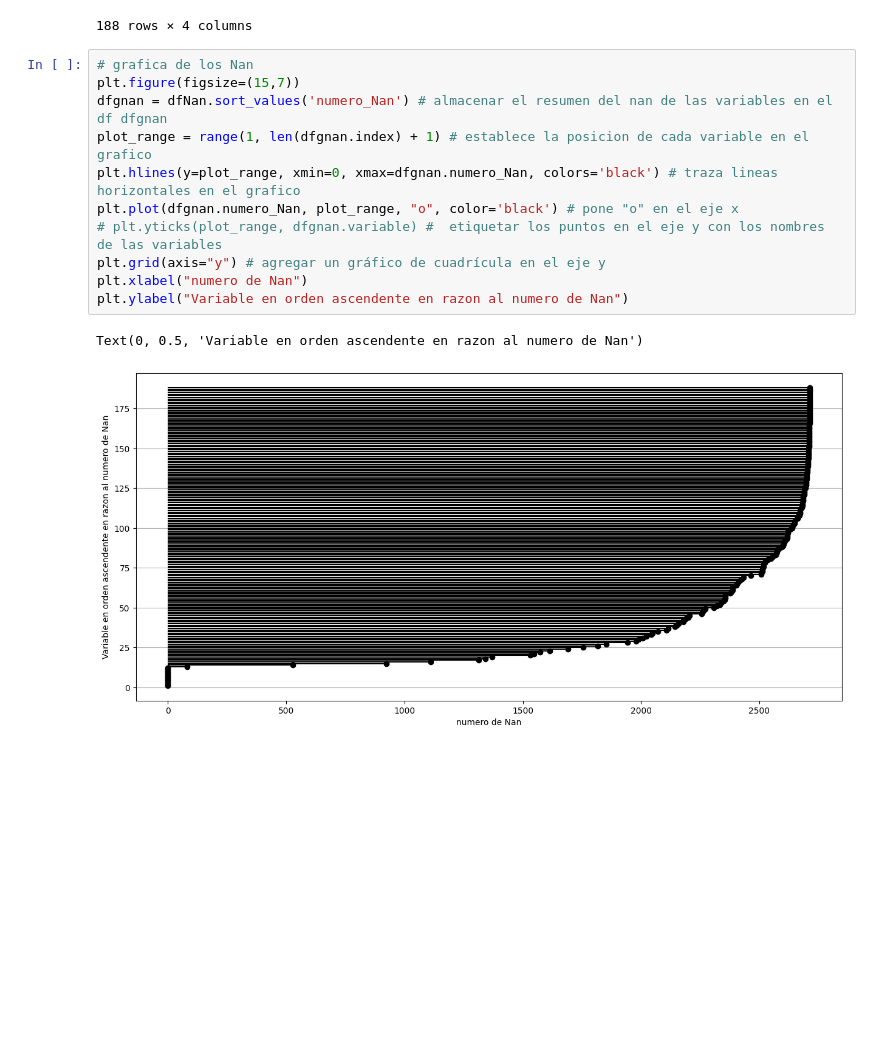
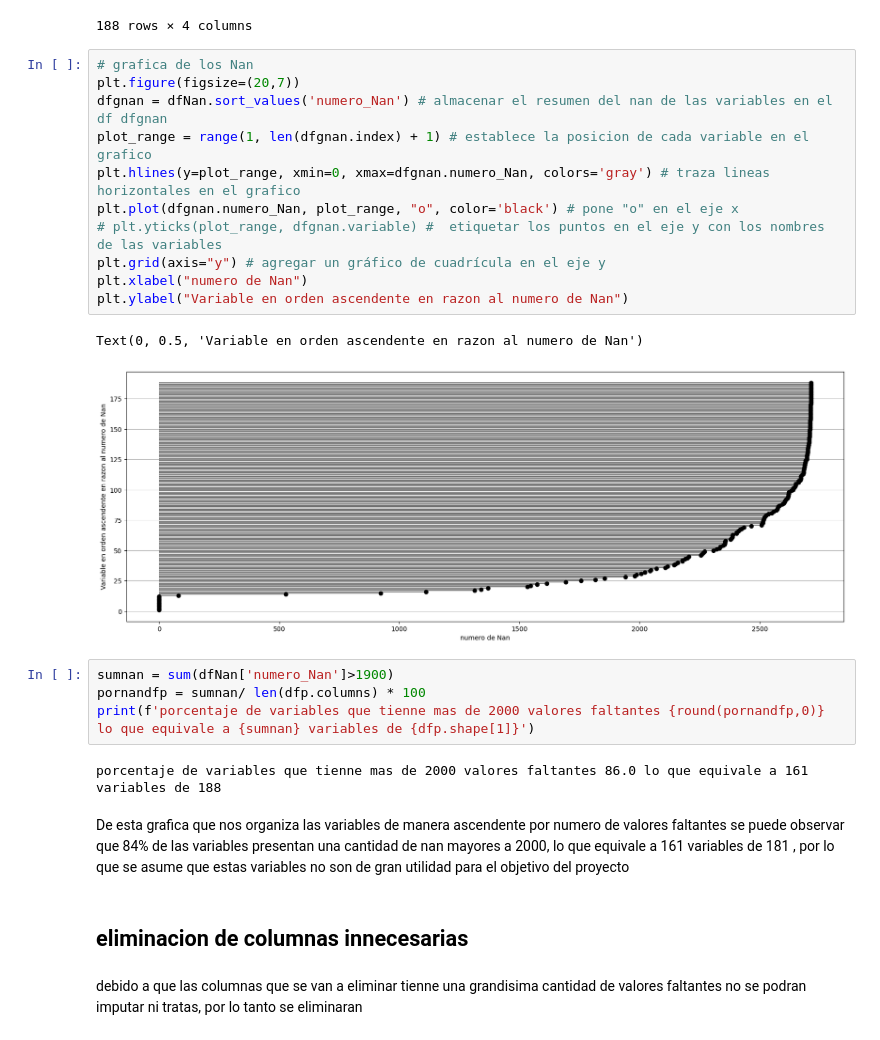
Before and after one commit to juanguzman2/Analisis-del-precio-de-las-viviendas-en-el-oriente-antioqueno, a Jupyter notebook: Script/Precio_de_viviendas_en_Colombia.ipynb, the cells around one changed output. Cells and saved outputs as stored; diff of their text form; blank space fills up the shorter version.

Commit message:
Se empieza con la eliminacion de las columnas

```diff
--- a/Script/Precio_de_viviendas_en_Colombia.ipynb
+++ b/Script/Precio_de_viviendas_en_Colombia.ipynb
@@ -140,15 +140,27 @@ dfNan
 188 rows × 4 columns
 # %%
 # grafica de los Nan
-plt.figure(figsize=(15,7))
+plt.figure(figsize=(20,7))
 dfgnan = dfNan.sort_values('numero_Nan') # almacenar el resumen del nan de las variables en el df dfgnan
 plot_range = range(1, len(dfgnan.index) + 1) # establece la posicion de cada variable en el grafico
-plt.hlines(y=plot_range, xmin=0, xmax=dfgnan.numero_Nan, colors='black') # traza lineas horizontales en el grafico
+plt.hlines(y=plot_range, xmin=0, xmax=dfgnan.numero_Nan, colors='gray') # traza lineas horizontales en el grafico
 plt.plot(dfgnan.numero_Nan, plot_range, "o", color='black') # pone "o" en el eje x
 # plt.yticks(plot_range, dfgnan.variable) #  etiquetar los puntos en el eje y con los nombres de las variables
 plt.grid(axis="y") # agregar un gráfico de cuadrícula en el eje y
 plt.xlabel("numero de Nan")
 plt.ylabel("Variable en orden ascendente en razon al numero de Nan")
 # %% [output]
 Text(0, 0.5, 'Variable en orden ascendente en razon al numero de Nan')
-[figure, old version]
+[figure, new version]
+# %%
+sumnan = sum(dfNan['numero_Nan']>1900)
+pornandfp = sumnan/ len(dfp.columns) * 100
+print(f'porcentaje de variables que tienne mas de 2000 valores faltantes {round(pornandfp,0)} lo que equivale a {sumnan} variables de {dfp.shape[1]}')
+# %% [output]
+porcentaje de variables que tienne mas de 2000 valores faltantes 86.0 lo que equivale a 161 variables de 188
+# %% [markdown]
+De esta grafica que nos organiza las variables de manera ascendente por numero de valores faltantes se puede observar que 84% de las variables presentan una cantidad de nan mayores a 2000, lo que equivale a 161 variables de 181 , por lo que se asume que estas variables no son de gran utilidad para el objetivo del proyecto
+# %% [markdown]
+## eliminacion de columnas innecesarias
+# %% [markdown]
+debido a que las columnas que se van a eliminar tienne una grandisima cantidad de valores faltantes no se podran imputar ni tratas, por lo tanto se eliminaran
```
